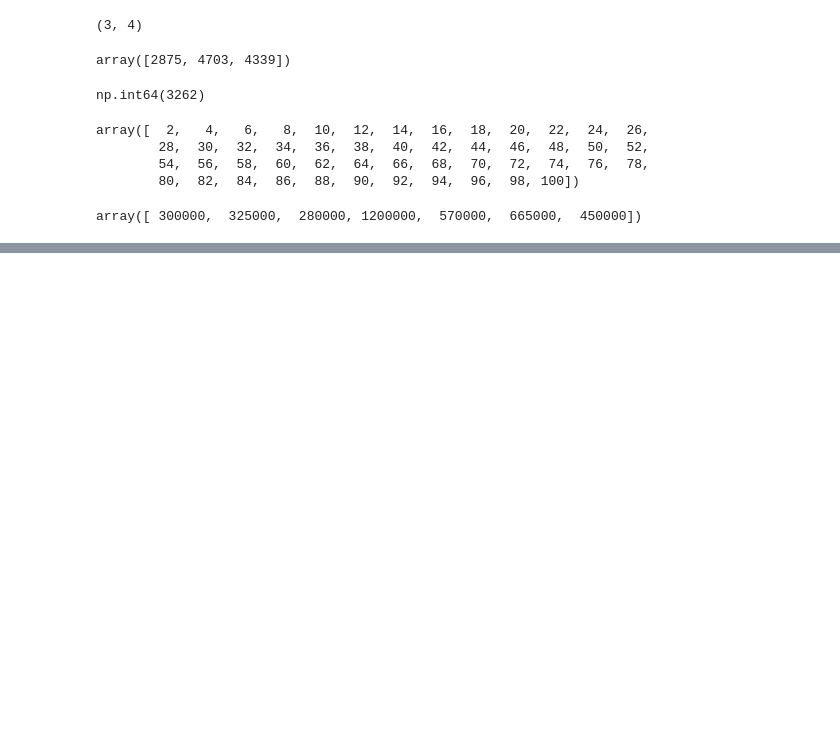
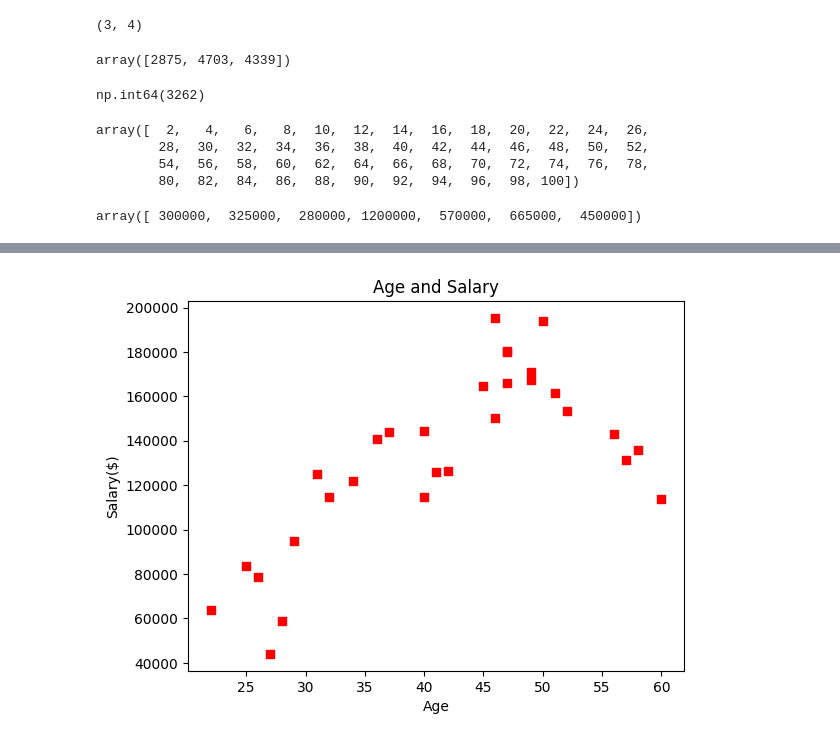
Before and after one commit to Dkor-1/tool, a Jupyter notebook: toolkit.ipynb, the cells around one changed output, grey strips where cells are left out. Saved outputs shown, nothing was run; the diff lists cells and outputs as text; code cells hidden in the pictures; blank space fills up the shorter version.

```diff
--- a/toolkit.ipynb
+++ b/toolkit.ipynb
@@ -96,0 +149,27 @@ array([ 300000,  325000,  280000, 1200000,  570000,  665000,  450000])
+# %%
+import numpy as np
+import matplotlib.pyplot as plt
+
+age_array = np.array([
+	27, 25, 29, 22, 26, 28, 40, 42, 34, 31,
+	37, 36, 40, 32, 41, 47, 52, 49, 51, 50,
+	49, 46, 47, 46, 47, 45, 57, 58, 60, 56
+])
+
+salary_array = np.array([
+	44009, 83450, 95025, 63748, 78652,
+	58977, 114733, 126353, 121904, 125083,
+	143739, 140754, 144346, 114899, 125806,
+	180252, 153374, 171057, 161305, 193786,
+	167238, 150157, 179843, 195326, 165849,
+	164887, 131372, 135876, 113796, 143050
+])
+
+# 여기에 코드를 작성하세요.
+plt.title("Age and Salary")
+plt.xlabel("Age")
+plt.ylabel("Salary($)")
+plt.scatter(age_array,salary_array,c='r',marker='s')
+plt.show()
+# %% [output]
+[figure, added]
```
Also changed, not shown: parts of 8 cells of this notebook.
